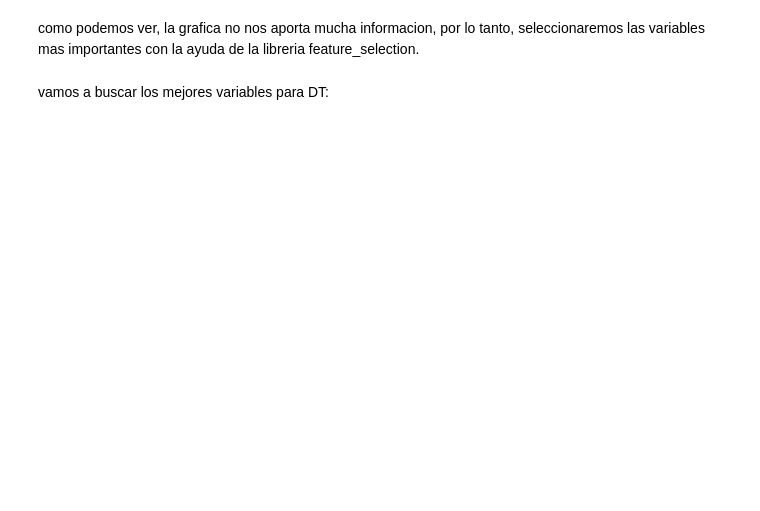
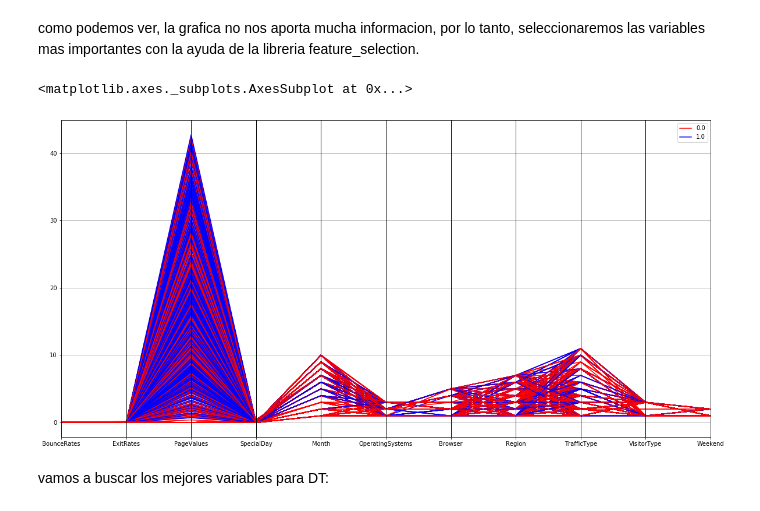
Before and after one commit to jhonnyfc/Online_Shoppers_Intention, a Jupyter notebook: Codigo_han.ipynb, the cells around one changed output. Saved outputs shown, nothing was run; the diff lists cells and outputs as text; code cells hidden in the pictures; blank space fills up the shorter version.

```diff
--- a/Codigo_han.ipynb
+++ b/Codigo_han.ipynb
@@ -363,5 +623,14 @@ pd.plotting.parallel_coordinates(df,class_column='clase')
 # %% [markdown]
 como podemos ver, la grafica no nos aporta mucha informacion, por lo tanto, seleccionaremos las variables mas importantes con la ayuda de la libreria feature_selection.
+# %%
+df = pd.DataFrame(data = datos, index=indice, columns=columnas)
+df = df.drop(columns = ['ProductRelated_Duration','Administrative','Administrative_Duration','Informational','Informational_Duration','ProductRelated'])
+# Se aplica la función parallel_coordinates sobre el DataFrame generado y usando la Clase como variable de discriminación
+plt.figure(figsize=(20,10))
+pd.plotting.parallel_coordinates(df,class_column='clase',color=['r','b'])
+# %% [output]
+<matplotlib.axes._subplots.AxesSubplot at 0x...>
+[figure, added]
 # %% [markdown]
 vamos a buscar los mejores variables para DT:
 # %%
```
Also changed, not shown: parts of 25 cells of this notebook.
